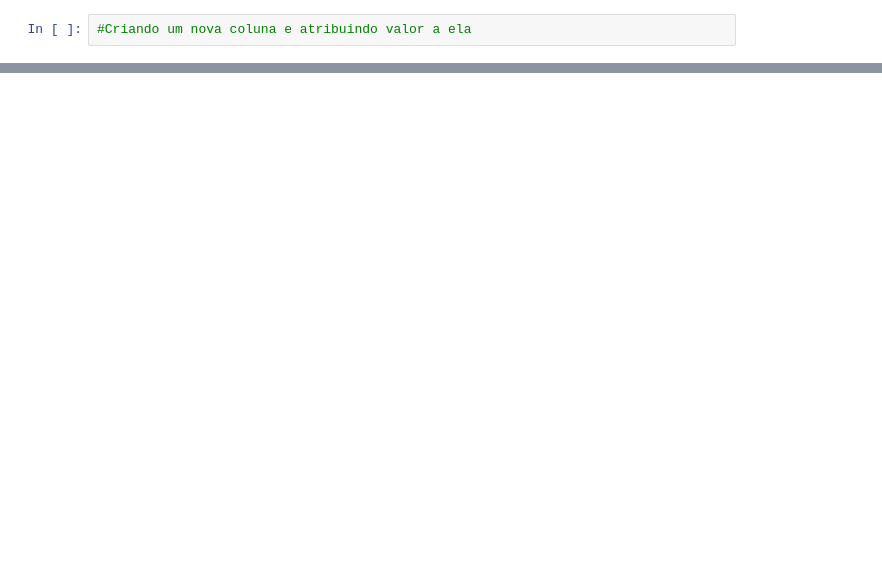
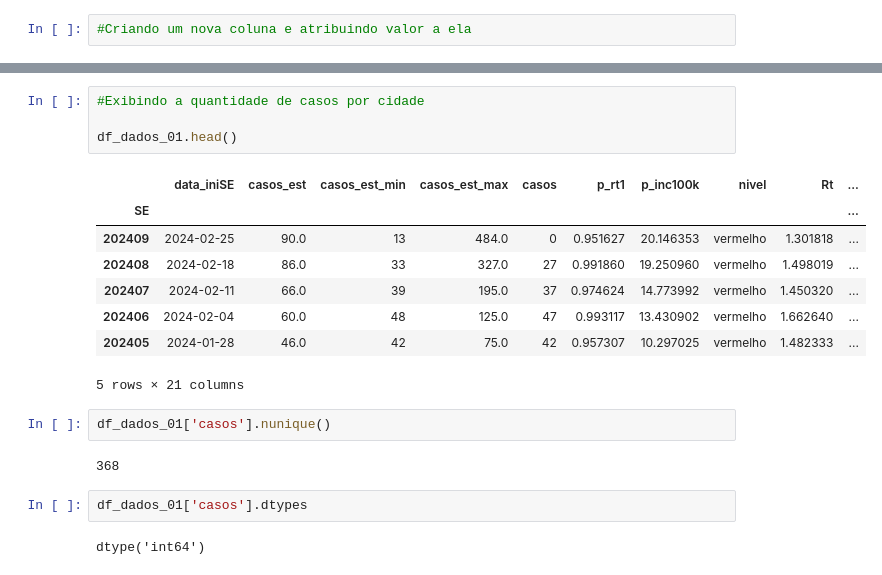
Before and after one commit to al00pes/dengue_riodejaneiro, a Jupyter notebook: dengue_dataset.ipynb, the cells around one changed output, grey strips where cells are left out. Drawn from its saved outputs; the diff is of its cells as text; blank space fills up the shorter version.

```diff
--- a/dengue_dataset.ipynb
+++ b/dengue_dataset.ipynb
@@ -464,0 +691,21 @@ array([ 0.,  1.,  3.,  2.,  6.,  5.,  8.,  4.,  7., 22., 23., 10., 14.,
+# %%
+#Exibindo a quantidade de casos por cidade
+
+df_dados_01.head()
+# %% [output]
+|  | data_iniSE | casos_est | casos_est_min | casos_est_max | casos | p_rt1 | p_inc100k | nivel | Rt | ... |
+| SE |  |  |  |  |  |  |  |  |  | ... |
+| 202409 | 2024-02-25 | 90.0 | 13 | 484.0 | 0 | 0.951627 | 20.146353 | vermelho | 1.301818 | ... |
+| 202408 | 2024-02-18 | 86.0 | 33 | 327.0 | 27 | 0.991860 | 19.250960 | vermelho | 1.498019 | ... |
+| 202407 | 2024-02-11 | 66.0 | 39 | 195.0 | 37 | 0.974624 | 14.773992 | vermelho | 1.450320 | ... |
+| 202406 | 2024-02-04 | 60.0 | 48 | 125.0 | 47 | 0.993117 | 13.430902 | vermelho | 1.662640 | ... |
+| 202405 | 2024-01-28 | 46.0 | 42 | 75.0 | 42 | 0.957307 | 10.297025 | vermelho | 1.482333 | ... |
+5 rows × 21 columns
+# %%
+df_dados_01['casos'].nunique()
+# %% [output]
+368
+# %%
+df_dados_01['casos'].dtypes
+# %% [output]
+dtype('int64')
```
Also changed, not shown: parts of 35 cells of this notebook.
